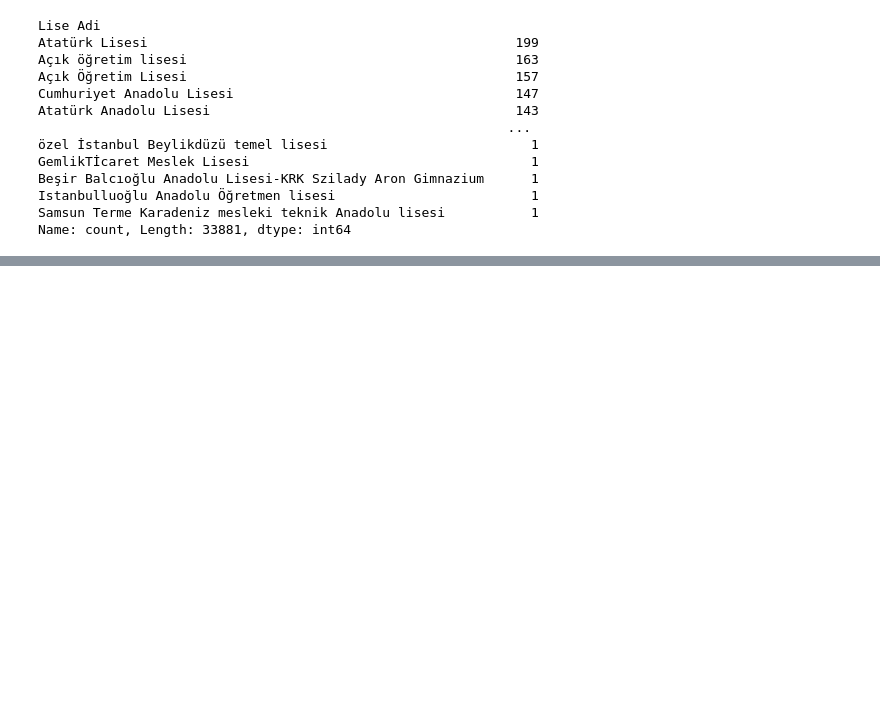
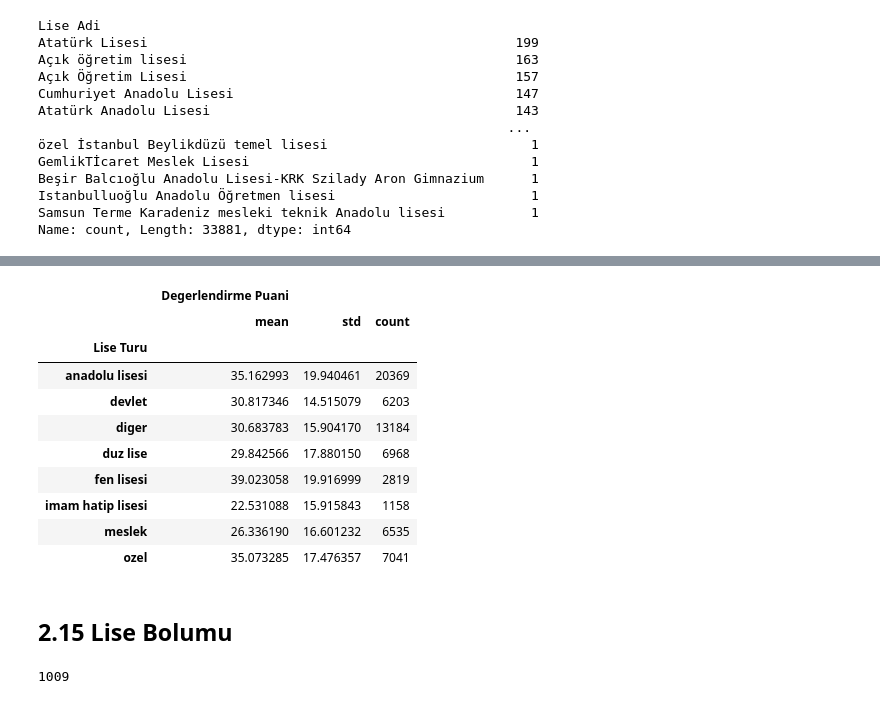
Before and after one commit to yusuferendolek/Datathon2024, a Jupyter notebook: datathon-reworked.ipynb, the cells around one changed output, grey strips where cells are left out. Saved outputs shown, nothing was run; the diff lists cells and outputs as text; code cells hidden in the pictures; blank space fills up the shorter version.

Commit message:
veriyi temizledim bir kısım nan valuesuna baktım

```diff
--- a/datathon-reworked.ipynb
+++ b/datathon-reworked.ipynb
@@ -555,3 +728,0 @@ train.loc[train['Baska Bir Kurumdan Burs Aliyor mu?']=="Evet"]['Burslu ise Burs
-# %%
-train['Baska Bir Kurumdan Burs Aliyor mu?'].fillna("Hayır", inplace=True)
-train['Baska Bir Kurumdan Burs Aliyor mu?'].value_counts().head(10)
@@ -699,7 +887,7 @@ ORTALAMA BULUNMUYOR     2399
 4.0-3.5                    1
 Name: count, dtype: int64
 # %%
-uni_not_mapping = {'ORTALAMA BULUNMUYOR': 0, 'Not ortalaması yok': 0, 'Hazırlığım': 0,'Ortalama bulunmuyor': 0,
+uni_not_mapping = {'ORTALAMA BULUNMUYOR': np.nan, 'Not ortalaması yok': np.nan, 'Hazırlığım': np.nan,'Ortalama bulunmuyor': np.nan,
                       "0 - 1.79": 1,
                       "1.00 - 2.50":2,"1.80 - 2.49":2,"2.50 ve altı":2,"2.00 - 2.50":2,
                       "3.00-2.50":3,"2.50 -3.00":3,"2.50 - 2.99":3,"2.50 - 3.00":3,
@@ -827,3 +1025,7 @@ Beşir Balcıoğlu Anadolu Lisesi-KRK Szilady Aron Gimnazium      1
 Istanbulluoğlu Anadolu Öğretmen lisesi                         1
 Samsun Terme Karadeniz mesleki teknik Anadolu lisesi           1
 Name: count, Length: 33881, dtype: int64
+# %%
+train["Lise Turu"] = train["Lise Turu"].astype(str).apply(normalize_turkish_with_unicode)
+print(f"Lise Turu none veri sayisi : {train["Lise Turu"].isna().sum()}")
+train["Lise Turu"].value_counts()
@@ -829,0 +1047,20 @@ Name: count, Length: 33881, dtype: int64
+# %%
+def temizle_lise_turu(lise_turu):
+    if pd.isna(lise_turu):
+        return None
+    if isinstance(lise_turu, str):
+        lise_turu = lise_turu.lower()
+        lise_turu = lise_turu.strip()
+
+        if "ozel" in lise_turu:
+            return "ozel"
+
+        if "meslek" in lise_turu:
+            return "meslek"
+
+    return lise_turu
+
+train['Lise Turu'] = train['Lise Turu'].str.replace('-', '').str.strip()
+train["Lise Turu"] = train["Lise Turu"].apply(temizle_lise_turu)
+print(f"Lise Turu none veri sayisi : {train["Lise Turu"].isna().sum()}")
+train["Lise Turu"].value_counts()
@@ -829,0 +1079,20 @@ Name: count, Length: 33881, dtype: int64
+# %%
+train.groupby("Lise Turu").agg({"Degerlendirme Puani": ["mean", "std","count"]})
+# %% [output]
+|  | Degerlendirme Puani |  |  |
+|  | mean | std | count |
+| Lise Turu |  |  |  |
+| anadolu lisesi | 35.162993 | 19.940461 | 20369 |
+| devlet | 30.817346 | 14.515079 | 6203 |
+| diger | 30.683783 | 15.904170 | 13184 |
+| duz lise | 29.842566 | 17.880150 | 6968 |
+| fen lisesi | 39.023058 | 19.916999 | 2819 |
+| imam hatip lisesi | 22.531088 | 15.915843 | 1158 |
+| meslek | 26.336190 | 16.601232 | 6535 |
+| ozel | 35.073285 | 17.476357 | 7041 |
+# %% [markdown]
+## 2.15 Lise Bolumu
+# %%
+train["Lise Bolumu"].isnull().sum()
+# %% [output]
+1009
```
Also changed, not shown: parts of 64 cells of this notebook.
